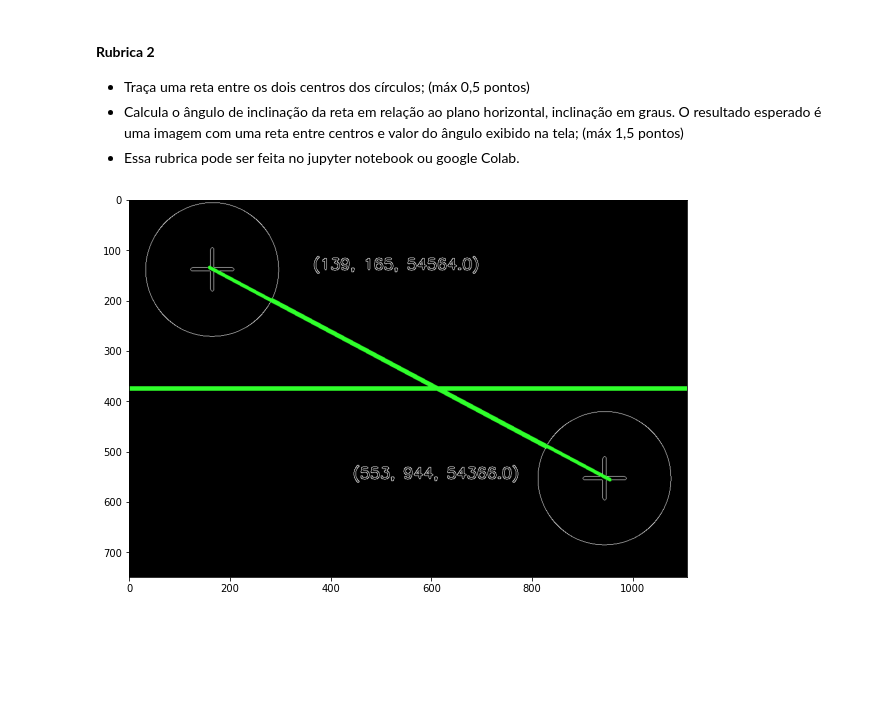
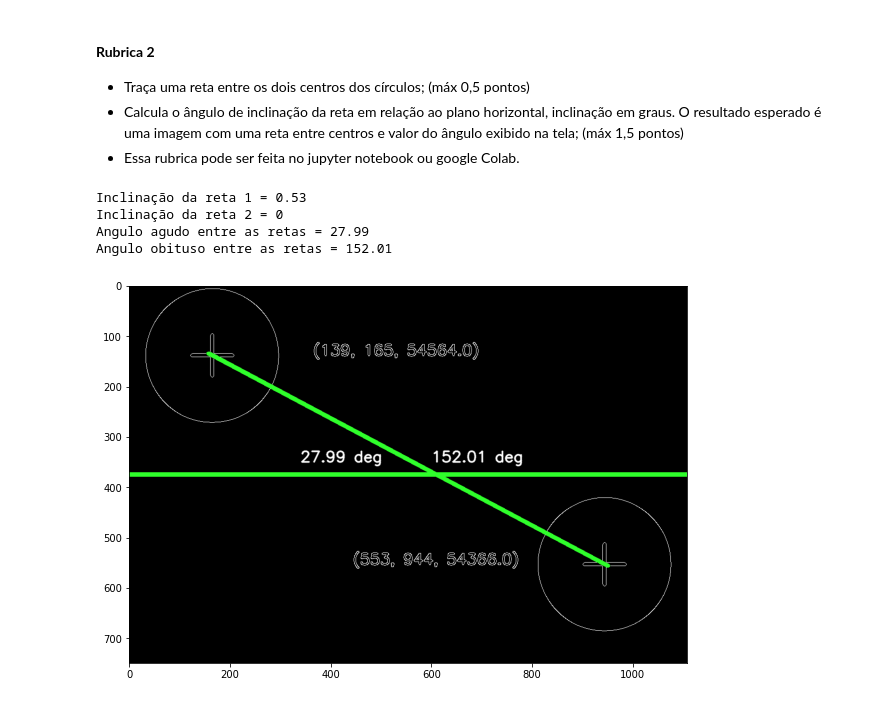
Before and after one commit to Chalps/IA-NAC, a Jupyter notebook: Rubricas.ipynb, the cells around one changed output. Drawn from its saved outputs; the diff is of its cells as text; code cells hidden in the pictures; blank space fills up the shorter version.

Commit message:
angles

```diff
--- a/Rubricas.ipynb
+++ b/Rubricas.ipynb
@@ -64,21 +64,57 @@ plt.show()
  - Calcula o ângulo de inclinação da reta em relação ao plano horizontal, inclinação em graus. O resultado esperado é uma imagem com  uma reta entre centros e valor do ângulo exibido na tela;  (máx 1,5 pontos)
  - Essa rubrica pode ser feita no jupyter notebook ou google Colab.
 # %%
-line1 = cv2.line(contornos_img, (165, 139), (945, 550), (47, 255, 43), 1)
+from math import atan
+
+line1 = cv2.line(contornos_img, (165, 139), (944, 553), (47, 255, 43), 1)
 line2 = cv2.line(contornos_img, (0, 375), (1200, 375), (43, 47, 255), 1)
 
 edges = cv2.Canny(contornos_img,50,200)
 
 lines = cv2.HoughLinesP(edges, 1, math.pi/180.0, 200, np.array([]), 100, 100)
 
 hough_img_rgb = cv2.cvtColor(edges, cv2.COLOR_BGR2RGB)
 
 for line in lines:
     x1, y1, x2, y2 = line[0]
     cv2.line(hough_img_rgb, (x1, y1), (x2, y2), (47, 255, 43), 5)
 
+# definir função para achar m
+def slopeLine(x1, y1, x2, y2):
+    return (float)(y2 - y1)/(x2 - x1)
+
+def findAngle(m1, m2):
+    tanAngle = abs((m2 - m1) / (1 + m1 * m2))
+    angle = atan(tanAngle)
+    angleDegrees = (angle * 180) / math.pi
+    return round(angleDegrees, 2)
+
+m1 = slopeLine(165, 139, 944, 553)
+m2 = slopeLine(0, 375, 1200, 375)
+angle1 = findAngle(m1, m2)
+angle2 = 180 - angle1
+
+print("Inclinação da reta 1 =", format(m1,".2f"))
+print("Inclinação da reta 2 =", format(m2,".0f"))
+print("Angulo agudo entre as retas =", angle1)
+print("Angulo obituso entre as retas =", angle2)
+
+xString1 = str(angle1)
+xString2 = str(angle2)
+
+cv2.putText(hough_img_rgb, str(xString1 + ' deg'), (340, 350), cv2.FONT_HERSHEY_SIMPLEX, 1,
+                 (255, 255, 255), 2, cv2.LINE_AA, False)
+
+cv2.putText(hough_img_rgb, str(xString2 + ' deg'), (600, 350), cv2.FONT_HERSHEY_SIMPLEX, 1,
+                 (255, 255, 255), 2, cv2.LINE_AA, False)
+
+
 plt.figure(figsize = (10,10))
 plt.imshow(hough_img_rgb)
 plt.show()
 # %% [output]
+Inclinação da reta 1 = 0.53
+Inclinação da reta 2 = 0
+Angulo agudo entre as retas = 27.99
+Angulo obituso entre as retas = 152.01
-[figure, old version]
+[figure, new version]
```
